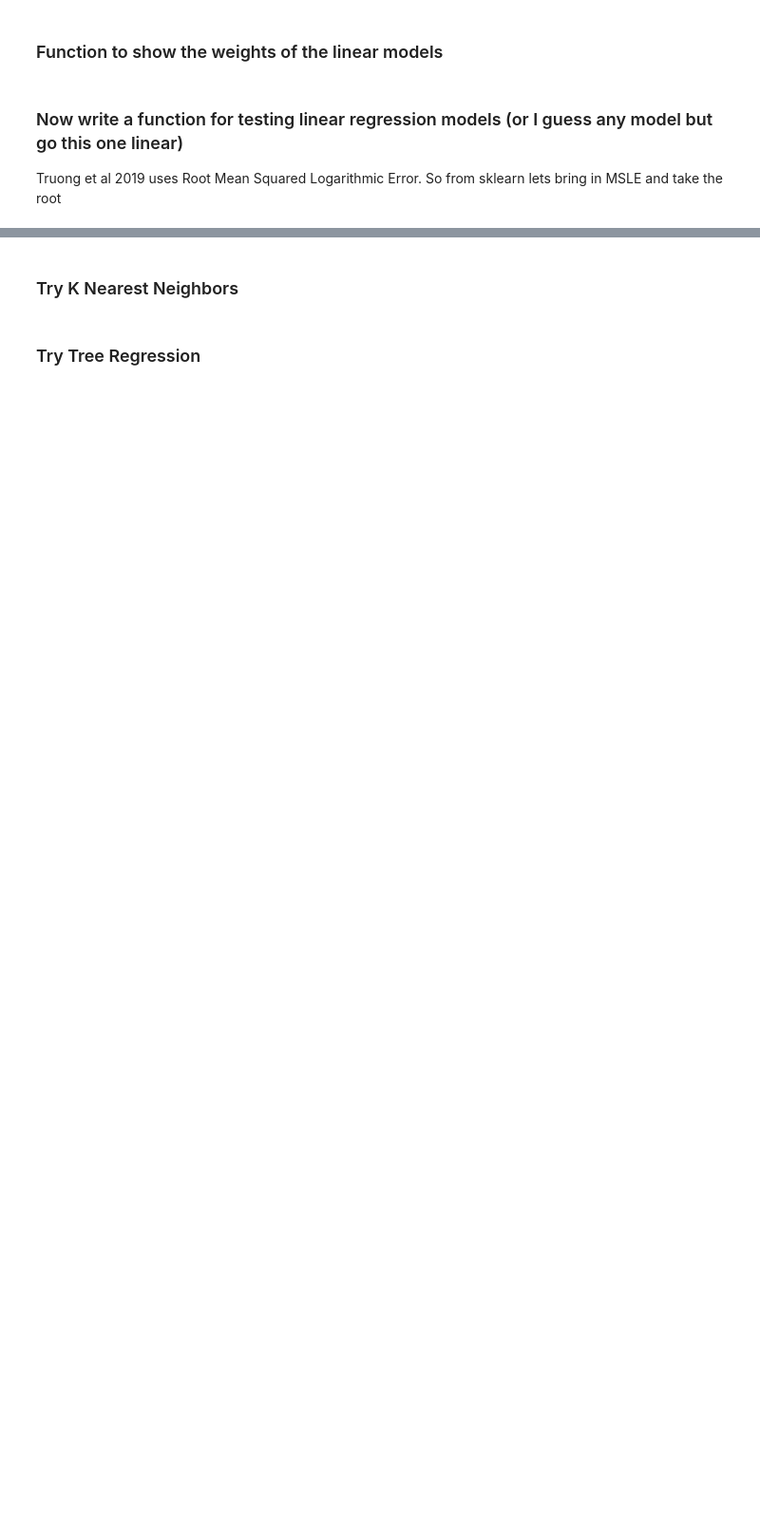
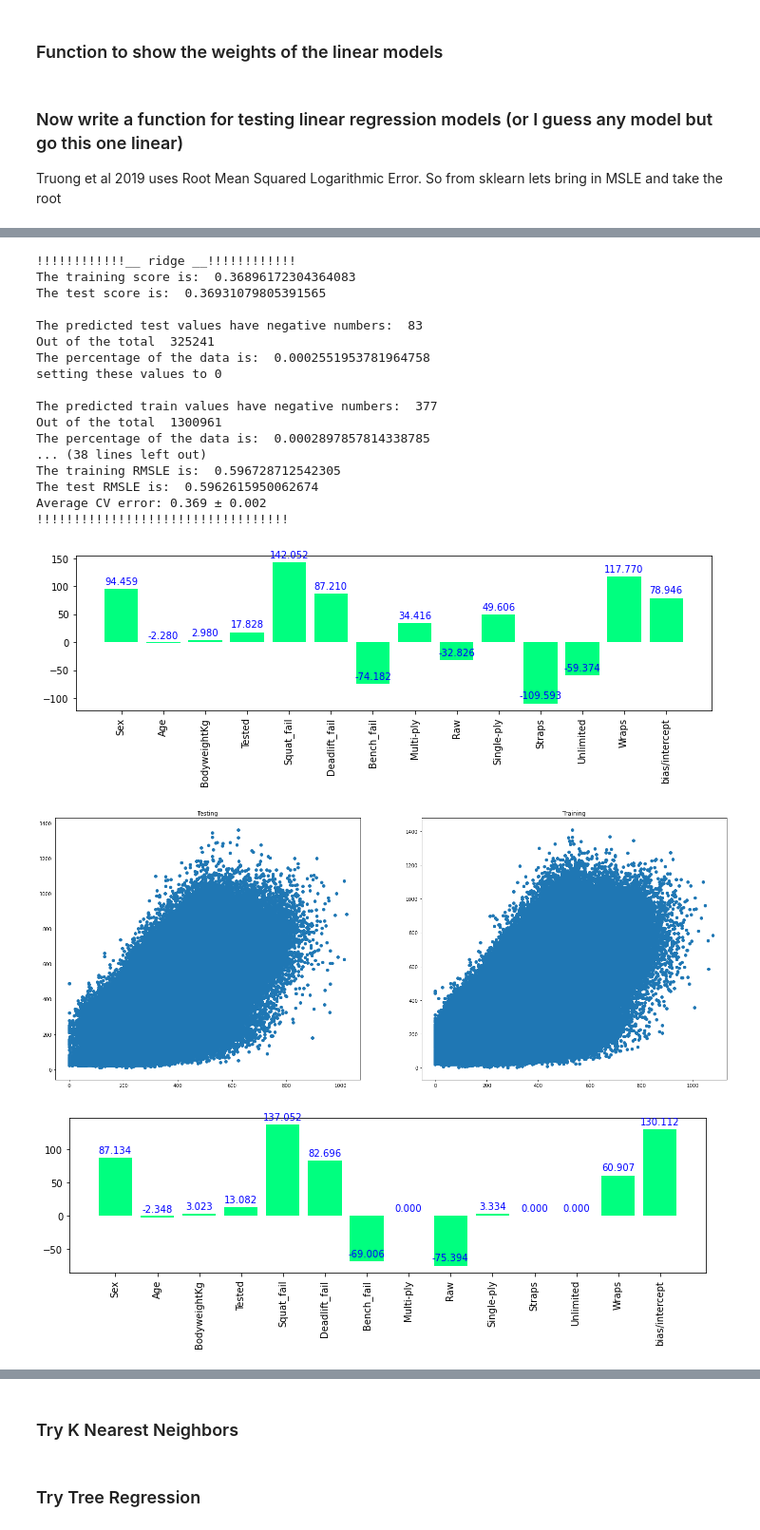
Before and after one commit to pbounds10/applliedML-5156_project, a Jupyter notebook: src/powerlifting.ipynb, the cells around one changed output, grey strips where cells are left out. Shown at 95% size. Saved outputs shown, nothing was run; the diff lists cells and outputs as text; code cells hidden in the pictures; blank space fills up the shorter version.

Commit message:
helper function for linear
Made a helper function to sweep through the linear regressions. Then I applied the regressions for no lifters included and then for each lift included respectively

```diff
--- a/src/powerlifting.ipynb
+++ b/src/powerlifting.ipynb
@@ -689,0 +556,65 @@ Average CV error: 0.938 ± 0.001
+# %%
+from sklearn.linear_model import Ridge
+from sklearn.linear_model import LinearRegression
+from sklearn.linear_model import Lasso
+from sklearn.model_selection import cross_val_score
+
+
+def test_all_linears(feat_include=None):
+    '''
+    inputs:
+    feat_drop - string: df key of the best lift to include
+    '''
+
+    df_feat_drops = ['TotalKg','Best3SquatKg','Best3BenchKg','Best3DeadliftKg']
+
+    if (feat_include != None):
+        df_feat_drops.remove(feat_include)
+
+    df_features = df_final.drop(df_feat_drops,axis=1)
+    df_targets = df_final.loc[:,'TotalKg']
+
+    X_train, X_test, t_train, t_test = data_splitting(df_features,df_targets)
+
+    #put the data into a dictionary so it can be fed to the models later
+    data_all_feat = {'X_train':X_train, 'X_test':X_test, 't_train':t_train, 't_test':t_test}
+
+    modeltypes = ['ridge','lasso','standard']
+
+    models = [Ridge(alpha=1,random_state=0),Lasso(alpha=1,random_state=0),LinearRegression()]
+
+    for ii, nm in enumerate(modeltypes):
+        model = models[ii]
+
+        print('!!!!!!!!!!!!__',nm,'__!!!!!!!!!!!!')
+
+        linmodeltester(model,data_all_feat)
+
+        scores = cross_val_score(model, X_train, t_train, cv=10)
+
+        print(u"Average CV error: {:.3f} \u00B1 {:.3f}".format(scores.mean(), scores.std()))
+
+        print('!!!!!!!!!!!!!!!!!!!!!!!!!!!!!!!!!!')
+# %%
+test_all_linears()
+# %% [output]
+!!!!!!!!!!!!__ ridge __!!!!!!!!!!!!
+The training score is:  0.36896172304364083
+The test score is:  0.36931079805391565
+
+The predicted test values have negative numbers:  83
+Out of the total  325241
+The percentage of the data is:  0.0002551953781964758
+setting these values to 0
+
+The predicted train values have negative numbers:  377
+Out of the total  1300961
+The percentage of the data is:  0.0002897857814338785
+... (38 lines left out)
+The training RMSLE is:  0.596728712542305
+The test RMSLE is:  0.5962615950062674
+Average CV error: 0.369 ± 0.002
+!!!!!!!!!!!!!!!!!!!!!!!!!!!!!!!!!!
+[figure, added]
+[figure, added]
+[figure, added]
```
Also changed, not shown: parts of 35 cells of this notebook.
